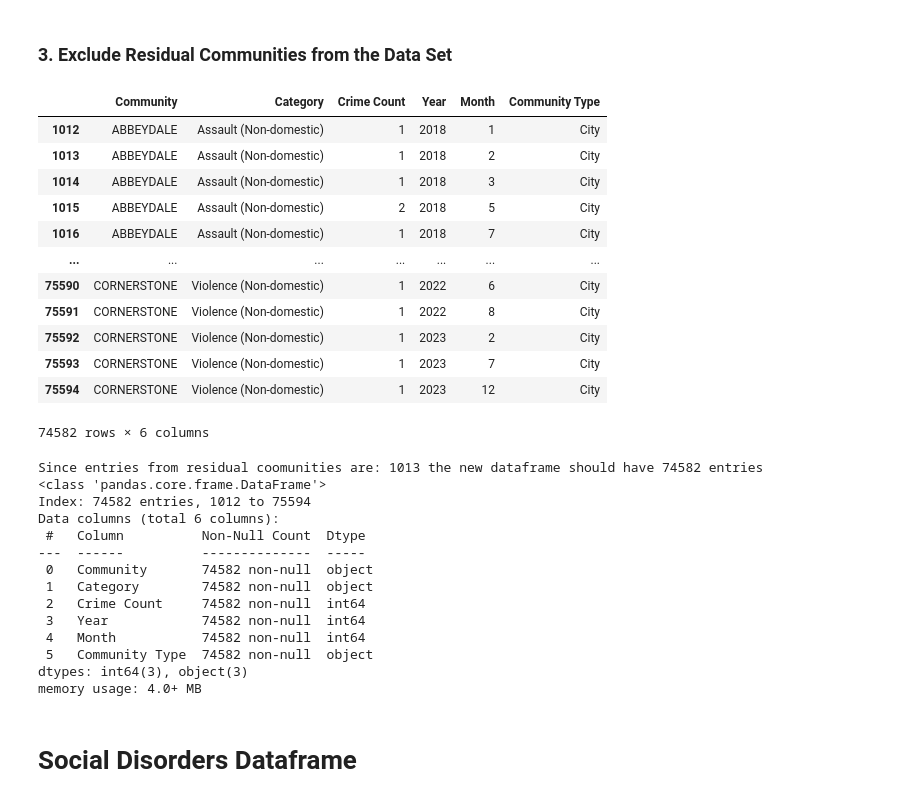
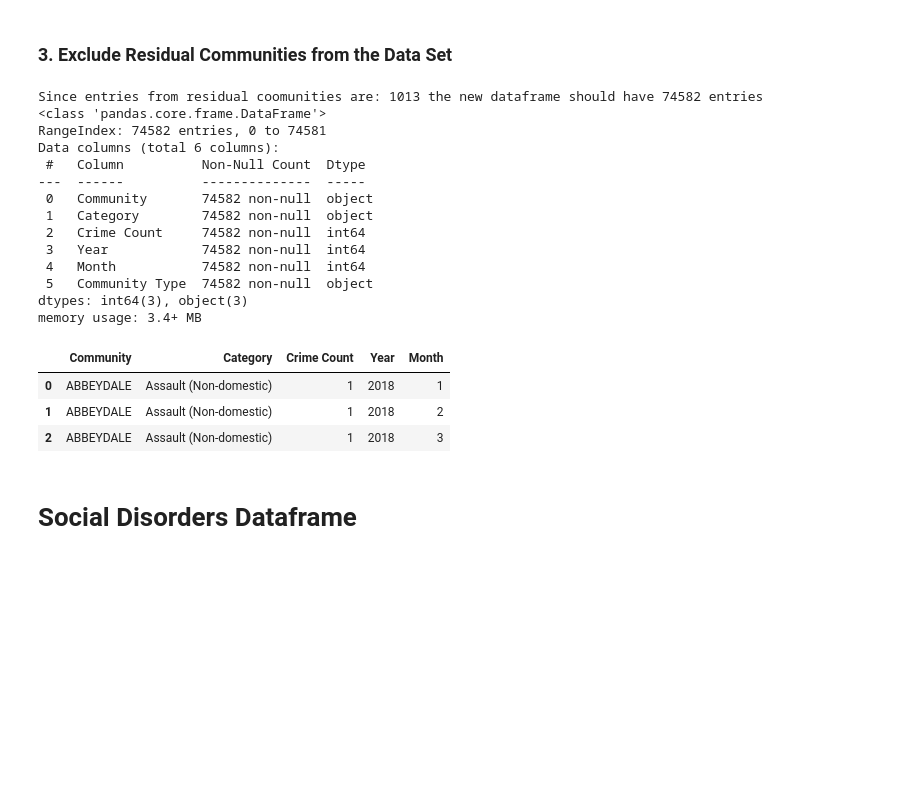
Before and after one commit to DanielaManozca/Calgary-s-Crime-statistics, a Jupyter notebook: Project Data Cleaning - Crime Stats.ipynb, the cells around one changed output. Saved outputs shown, nothing was run; the diff lists cells and outputs as text; code cells hidden in the pictures; blank space fills up the shorter version.

```diff
--- a/Project Data Cleaning - Crime Stats.ipynb
+++ b/Project Data Cleaning - Crime Stats.ipynb
@@ -6,8 +6,8 @@ import matplotlib.pyplot as plt
 # Crime Stats Dataframe
 # %%
 #path="C:\Users\andre\Documents\Msc of Data Science\Data 601\Project Gruop\Community_Crime_Statistics_20250118.csv"
-File="Community_Crime_Statistics_20250118.csv"
-crime_df=pd.read_csv(File)
+crime_file="Community_Crime_Statistics_20250118.csv"
+crime_df=pd.read_csv(crime_file)
 crime_df.head(5)
 # %% [output]
 |  | Community | Category | Crime Count | Year | Month |
@@ -167,38 +167,33 @@ Crimes in res. communities represents only: 0.7762 % - in the last 5 years
 # %%
 original_len=len(crime_df)
 new_len=(original_len)-(count_residual)
-crime_df=crime_df[crime_df['Community Type'] != 'Residual']
-display(crime_df)
+crime_dfc=crime_df[crime_df['Community Type'] != 'Residual']
+crime_dfc= crime_dfc.reset_index(drop=True)   #Added to avoid issues when printing just the head
 print("Since entries from residual coomunities are:", count_residual, "the new dataframe should have", new_len, "entries")
-crime_df.info()
+crime_dfc.info()
+
+# Community Type will be excluded, since it does not prodive valuable info
+crime_dfc=crime_dfc.drop('Community Type',axis=1)
+display(crime_dfc.head(3))
 # %% [output]
+Since entries from residual coomunities are: 1013 the new dataframe should have 74582 entries
+<class 'pandas.core.frame.DataFrame'>
+RangeIndex: 74582 entries, 0 to 74581
+Data columns (total 6 columns):
+ #   Column          Non-Null Count  Dtype
+---  ------          --------------  -----
+ 0   Community       74582 non-null  object
+ 1   Category        74582 non-null  object
+ 2   Crime Count     74582 non-null  int64
+ 3   Year            74582 non-null  int64
+ 4   Month           74582 non-null  int64
+ 5   Community Type  74582 non-null  object
+dtypes: int64(3), object(3)
+memory usage: 3.4+ MB
-|  | Community | Category | Crime Count | Year | Month | Community Type |
-| 1012 | ABBEYDALE | Assault (Non-domestic) | 1 | 2018 | 1 | City |
-| 1013 | ABBEYDALE | Assault (Non-domestic) | 1 | 2018 | 2 | City |
-| 1014 | ABBEYDALE | Assault (Non-domestic) | 1 | 2018 | 3 | City |
-| 1015 | ABBEYDALE | Assault (Non-domestic) | 2 | 2018 | 5 | City |
-| 1016 | ABBEYDALE | Assault (Non-domestic) | 1 | 2018 | 7 | City |
-| ... | ... | ... | ... | ... | ... | ... |
-| 75590 | CORNERSTONE | Violence (Non-domestic) | 1 | 2022 | 6 | City |
-| 75591 | CORNERSTONE | Violence (Non-domestic) | 1 | 2022 | 8 | City |
-| 75592 | CORNERSTONE | Violence (Non-domestic) | 1 | 2023 | 2 | City |
-| 75593 | CORNERSTONE | Violence (Non-domestic) | 1 | 2023 | 7 | City |
-| 75594 | CORNERSTONE | Violence (Non-domestic) | 1 | 2023 | 12 | City |
+|  | Community | Category | Crime Count | Year | Month |
+| 0 | ABBEYDALE | Assault (Non-domestic) | 1 | 2018 | 1 |
+| 1 | ABBEYDALE | Assault (Non-domestic) | 1 | 2018 | 2 |
+| 2 | ABBEYDALE | Assault (Non-domestic) | 1 | 2018 | 3 |
-74582 rows × 6 columns
-Since entries from residual coomunities are: 1013 the new dataframe should have 74582 entries
-<class 'pandas.core.frame.DataFrame'>
-Index: 74582 entries, 1012 to 75594
-Data columns (total 6 columns):
- #   Column          Non-Null Count  Dtype
----  ------          --------------  -----
- 0   Community       74582 non-null  object
- 1   Category        74582 non-null  object
- 2   Crime Count     74582 non-null  int64
- 3   Year            74582 non-null  int64
- 4   Month           74582 non-null  int64
- 5   Community Type  74582 non-null  object
-dtypes: int64(3), object(3)
-memory usage: 4.0+ MB
 # %% [markdown]
 # Social Disorders Dataframe
 # %%
```
Also changed, not shown: parts of 26 cells of this notebook.
